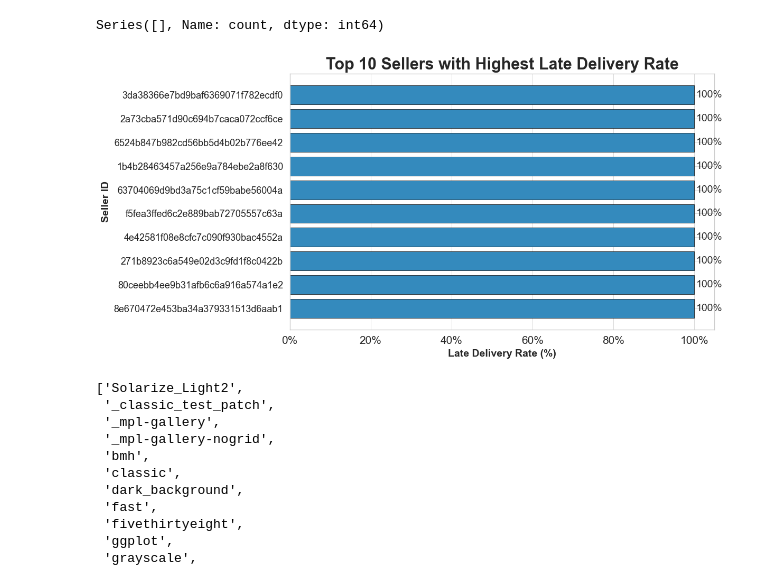
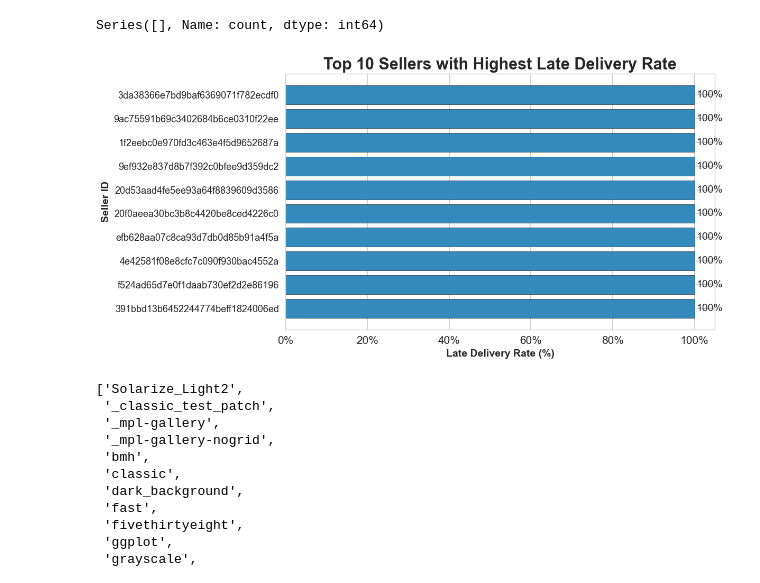
Before and after one commit to NavedAnalytics/brazilian-ecommerce-sales-analytics, a Jupyter notebook: notebook/Brazillian E-Commerce-Sales-Customer-Analytics.ipynb, the cells around one changed output. Drawn from its saved outputs; the diff is of its cells as text; code cells hidden in the pictures.

```diff
--- a/notebook/Brazillian E-Commerce-Sales-Customer-Analytics.ipynb
+++ b/notebook/Brazillian E-Commerce-Sales-Customer-Analytics.ipynb
@@ -823,0 +793,2 @@ dtype: object
+# %%
+payment_summary=Payments.groupby('order_id').agg(payment_values=("payment_value","sum"))
@@ -1095,31 +1109,0 @@ df.columns.tolist
-# %%
-import matplotlib.ticker as ticker
-plt.style.use('seaborn-v0_8-talk')
-fig,ax=plt.subplots(figsize=(10,6))
-
-
-# Remove all rows of delivered orders
-delivered_orders=df[df['order_status']=='delivered']
-
-revenuebyprdcat=delivered_orders.groupby('product_category_name_english')['total_price'].sum().nlargest(10).iloc[::-1]
-
-ax.xaxis.set_major_formatter(ticker.FuncFormatter(lambda x, pos: f'{x*1e-6:.2f}M'))
-
-bars=ax.barh(revenuebyprdcat.index,revenuebyprdcat.values,color='red')
-ax.bar_label(bars,padding=3,fontsize=14,labels=[f'{v*1e-6:.2f}M' for v in revenuebyprdcat.values])
-ax.set_title('Revenue by Product Category',fontsize=24,fontweight='bold')
-ax.set_xlabel(
-    "Sum of Payment Values",
-    fontsize=15,
-    fontweight='bold',color='orange'
-)
-ax.set_ylabel(
-    "Product Category Names in English",
-    fontsize=15,
-    fontweight='bold',color='red'
-)
-ax.tick_params(axis='x',labelsize=15)
-ax.tick_params(axis='y',labelsize=15)
-ax.grid(axis='y',alpha=0.7)
-plt.tight_layout()
-plt.show()
@@ -1821,39 +1775,41 @@ delivered_orders=df[df['order_status']=='delivered']
 
 #In this no missing rows in either late delivery and seller_id for delivered orders .
 
 #One row per order per seller
-seller_late=delivered_orders.groupby(['seller_id','order_id'])['Late_Delivery'].max().reset_index()
+seller_late=delivered_orders.groupby(['order_id','seller_id']).agg(late_delivery=("Late_Delivery","first"))
 
-seller_late=seller_late.groupby('seller_id').agg(Total_Orders=('order_id','count'),Late_Orders=('Late_Delivery','sum'))
+seller_late=seller_late.groupby('seller_id').agg(Late_Orders=("late_delivery","sum"))
 
-seller_late['Late_Rate']=(seller_late['Late_Orders']/seller_late['Total_Orders']*100)
+total_orders=delivered_orders.groupby('seller_id')['order_id'].nunique()
 
-seller_late=seller_late.sort_values('Late_Rate',ascending=False).head(10).iloc[::-1]
+Late_Rate =seller_late['Late_Orders']/total_orders*100
+
+Late_Rate=Late_Rate.sort_values(ascending=False).head(10).iloc[::-1]
 
 #Now make chart
 
 plt.style.use('seaborn-v0_8-whitegrid')
 plt.figure(figsize=(12,6))
-bars=plt.barh(seller_late.index,seller_late['Late_Rate'],edgecolor='black')
+bars=plt.barh(Late_Rate.index,Late_Rate.values,edgecolor='black')
 plt.bar_label(bars,padding=3,fontsize=14,fmt='%1.0f%%')
 
 
 plt.title("Top 10 Sellers with Highest Late Delivery Rate",fontsize=22,fontweight='bold')
 
 plt.xlabel("Late Delivery Rate (%)",fontsize=14,fontweight='bold')
 
 plt.ylabel("Seller ID",fontsize=14,fontweight='bold')
 
 plt.gca().xaxis.set_major_formatter(mtick.PercentFormatter())
 
 plt.xticks(fontsize=15)
 plt.tight_layout()
 
 
 plt.savefig('../charts/Chart13_Top_10_Sellers_with_Highest_Late_Delivery_Rate.png',dpi=300,bbox_inches='tight',facecolor='white')
 plt.show()
 # %% [output]
-[figure, old version]
+[figure, new version]
 # %%
 plt.style.available
 # %% [output]
```
Also changed, not shown: parts of 85 cells of this notebook, 23 other files.
